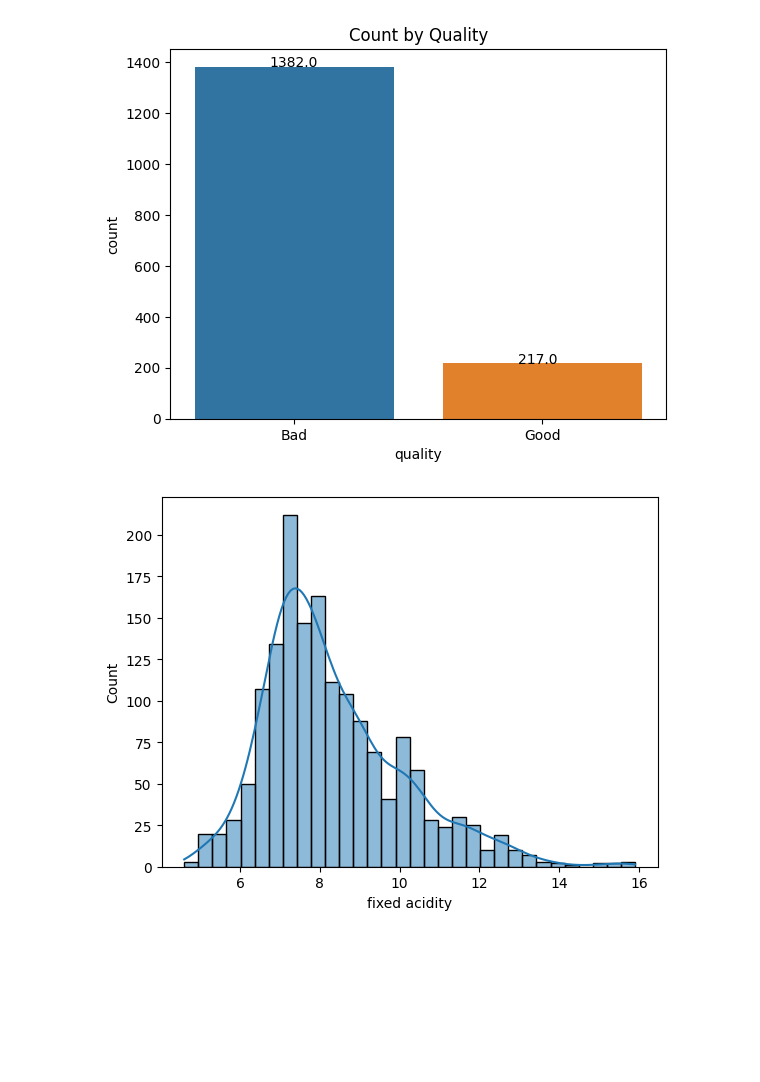
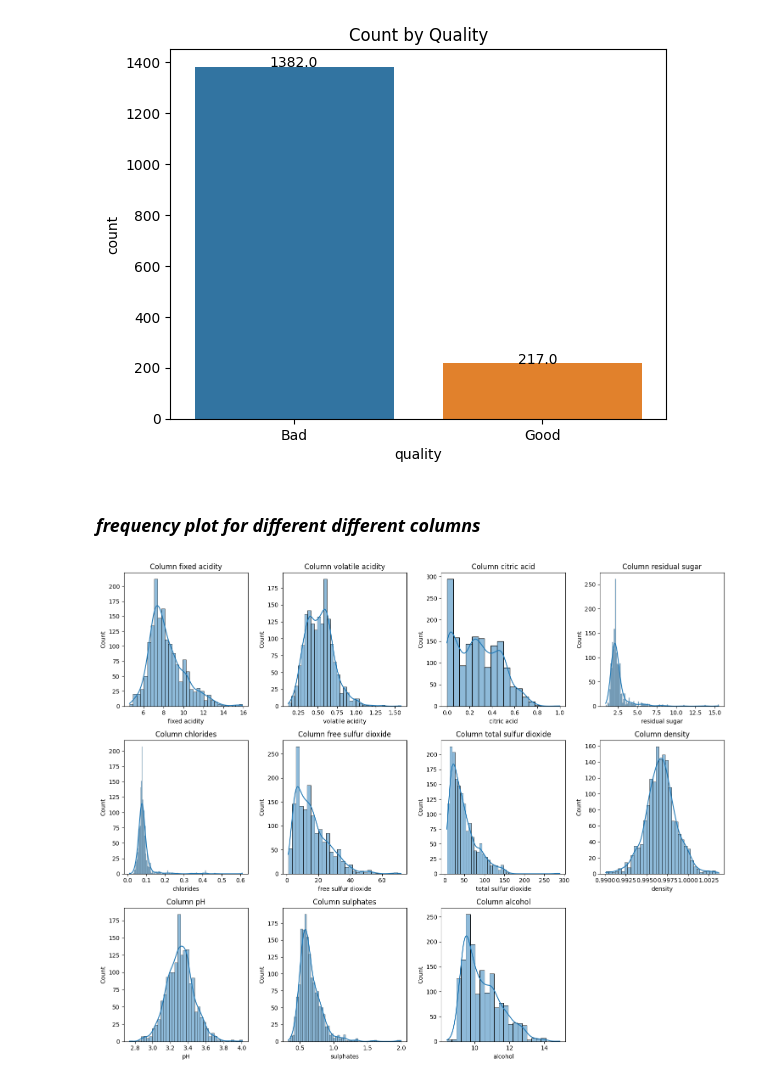
Before and after one commit to 176deepak/red-wine, a Jupyter notebook: Notebooks/Exploratory_Analysis.ipynb, the cells around one changed output. Cells and saved outputs as stored; diff of their text form; code cells hidden in the pictures; blank space fills up the shorter version.

```diff
--- a/Notebooks/Exploratory_Analysis.ipynb
+++ b/Notebooks/Exploratory_Analysis.ipynb
@@ -157,0 +160,12 @@ df.head(10)
+# %%
+for i in df.columns:
+    print('-----------------------------------------::for {} column::-----------------------------------------'.format(i))
+    l = max(list(df[i]))
+    s = min(list(df[i]))
+
+    print('min value: ', s)
+    print('max value: ', l)
+
+    print('{} column ranges between {} and {}'.format(i, s, l))
+    print('Total number of unique value is: ', df[i].nunique())
+    print('-------------------------------------------------------------------------------------------------------------------------------',end='\n\n')
@@ -167,8 +199,21 @@ for bar in v1.patches:
 plt.show()
 # %% [output]
 [figure]
-# %%
-sns.histplot(data=df, x='fixed acidity', kde=True)
-plt.show()
-# %% [output]
-[figure, removed]
+# %% [markdown]
+### *frequency plot for different different columns*
+# %%
+col = list(df.columns)
+fig, axes = plt.subplots(nrows=3, ncols=4, figsize=(15, 12))
+axes = axes.flatten()
+
+for i in range(11):
+    sns.histplot(df.iloc[:, i], kde=True, ax=axes[i])
+    axes[i].set_title('Column {}'.format(col[i]))
+
+for j in range(11, 12):
+    fig.delaxes(axes[j])
+
+plt.tight_layout()
+plt.show()
+# %% [output]
+[figure, added]
```
Also changed, not shown: parts of 5 cells of this notebook.
